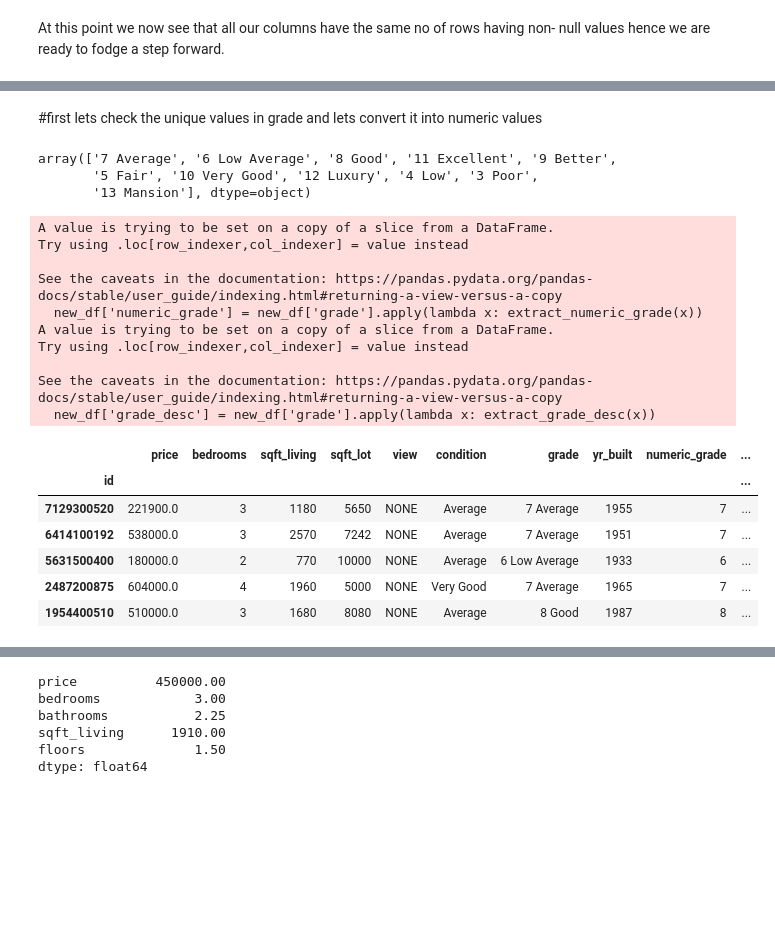
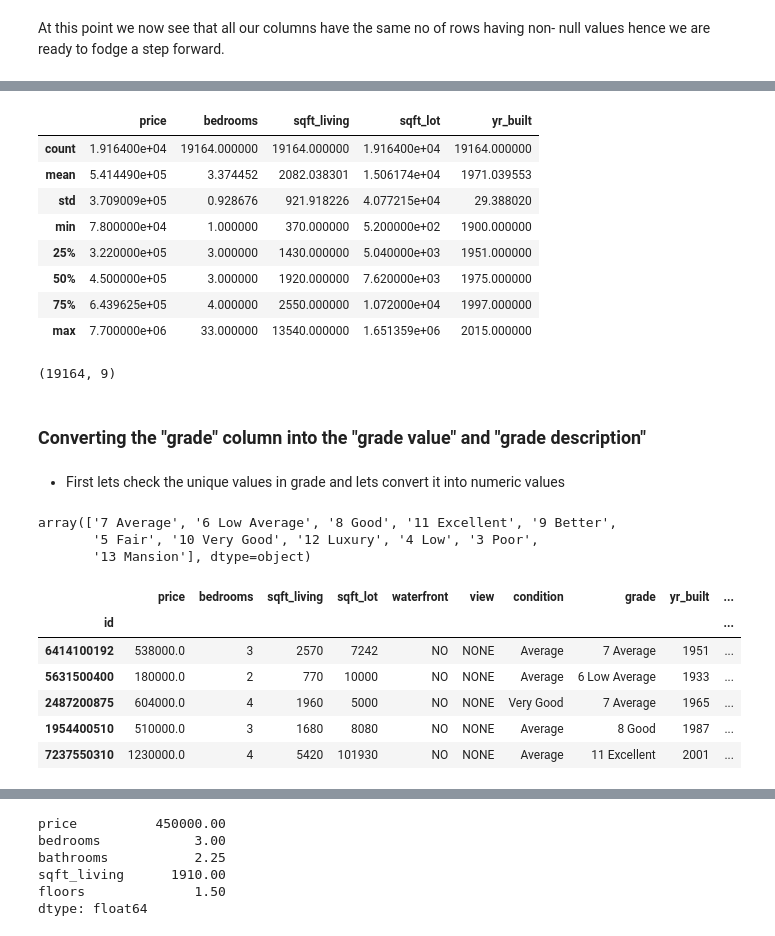
Before and after one commit to whareverrr/dsc-phase-2-project-v2-3, a Jupyter notebook: student.ipynb, the cells around one changed output, grey strips where cells are left out. Saved outputs shown, nothing was run; the diff lists cells and outputs as text; code cells hidden in the pictures; blank space fills up the shorter version.

```diff
--- a/student.ipynb
+++ b/student.ipynb
@@ -159,6 +156,6 @@ Index(['date', 'price', 'bedrooms', 'bathrooms', 'sqft_living', 'sqft_lot',
 # %% [markdown]
 Choose the best-looking predictors to include in the model.
 # %%
-new_df = df[['price', 'bedrooms', 'sqft_living', 'sqft_lot', 'view', 'condition', 'grade','yr_built']]
+new_df = df[['price', 'bedrooms', 'sqft_living', 'sqft_lot', 'waterfront','view', 'condition', 'grade','yr_built']]
 new_df
 # %% [output]
@@ -231,5 +230,23 @@ The stage involve exploration process, which involves generating and plotting hi
+# %%
+new_df.describe()
+# %% [output]
+|  | price | bedrooms | sqft_living | sqft_lot | yr_built |
+| count | 1.916400e+04 | 19164.000000 | 19164.000000 | 1.916400e+04 | 19164.000000 |
+| mean | 5.414490e+05 | 3.374452 | 2082.038301 | 1.506174e+04 | 1971.039553 |
+| std | 3.709009e+05 | 0.928676 | 921.918226 | 4.077215e+04 | 29.388020 |
+| min | 7.800000e+04 | 1.000000 | 370.000000 | 5.200000e+02 | 1900.000000 |
+| 25% | 3.220000e+05 | 3.000000 | 1430.000000 | 5.040000e+03 | 1951.000000 |
+| 50% | 4.500000e+05 | 3.000000 | 1920.000000 | 7.620000e+03 | 1975.000000 |
+| 75% | 6.439625e+05 | 4.000000 | 2550.000000 | 1.072000e+04 | 1997.000000 |
+| max | 7.700000e+06 | 33.000000 | 13540.000000 | 1.651359e+06 | 2015.000000 |
+# %%
+new_df.shape
+# %% [output]
+(19164, 9)
+# %% [markdown]
+### Converting the "grade"  column into the  "grade value"  and   "grade description"
 # %% [markdown]
-#first lets check the unique values in grade and lets convert it into numeric values
+- First lets check the unique values in grade and lets convert it into numeric values
 # %%
 new_df.grade.unique()
 # %% [output]
@@ -239,40 +256,30 @@ array(['7 Average', '6 Low Average', '8 Good', '11 Excellent', '9 Better',
 # %%
 # Define a function to extract the numeric grade from the grade column
 def extract_numeric_grade(s):
     numeric_str = ''
     for char in s:
         if char.isdigit():
             numeric_str += char
     return int(numeric_str)
 
 # Define a function to extract the grade description from the grade column
 def extract_grade_desc(s):
     grade_desc = ''
     for char in s:
         if not char.isdigit() and char != ' ':
             grade_desc += char
     return grade_desc.strip()
 
 # Extract the numeric grade and grade description using the custom functions
-new_df['numeric_grade'] = new_df['grade'].apply(lambda x: extract_numeric_grade(x))
+new_df['grade_value'] = new_df['grade'].apply(lambda x: extract_numeric_grade(x))
 new_df['grade_desc'] = new_df['grade'].apply(lambda x: extract_grade_desc(x))
 
 new_df.head()
 # %% [output]
-A value is trying to be set on a copy of a slice from a DataFrame.
-Try using .loc[row_indexer,col_indexer] = value instead
-
-See the caveats in the documentation: https://pandas.pydata.org/pandas-docs/stable/user_guide/indexing.html#returning-a-view-versus-a-copy
-  new_df['numeric_grade'] = new_df['grade'].apply(lambda x: extract_numeric_grade(x))
-A value is trying to be set on a copy of a slice from a DataFrame.
-Try using .loc[row_indexer,col_indexer] = value instead
-
-See the caveats in the documentation: https://pandas.pydata.org/pandas-docs/stable/user_guide/indexing.html#returning-a-view-versus-a-copy
-  new_df['grade_desc'] = new_df['grade'].apply(lambda x: extract_grade_desc(x))
-|  | price | bedrooms | sqft_living | sqft_lot | view | condition | grade | yr_built | numeric_grade | ... |
+|  | price | bedrooms | sqft_living | sqft_lot | waterfront | view | condition | grade | yr_built | ... |
 | id |  |  |  |  |  |  |  |  |  | ... |
-| 7129300520 | 221900.0 | 3 | 1180 | 5650 | NONE | Average | 7 Average | 1955 | 7 | ... |
-| 6414100192 | 538000.0 | 3 | 2570 | 7242 | NONE | Average | 7 Average | 1951 | 7 | ... |
-| 5631500400 | 180000.0 | 2 | 770 | 10000 | NONE | Average | 6 Low Average | 1933 | 6 | ... |
-| 2487200875 | 604000.0 | 4 | 1960 | 5000 | NONE | Very Good | 7 Average | 1965 | 7 | ... |
-| 1954400510 | 510000.0 | 3 | 1680 | 8080 | NONE | Average | 8 Good | 1987 | 8 | ... |
+| 6414100192 | 538000.0 | 3 | 2570 | 7242 | NO | NONE | Average | 7 Average | 1951 | ... |
+| 5631500400 | 180000.0 | 2 | 770 | 10000 | NO | NONE | Average | 6 Low Average | 1933 | ... |
+| 2487200875 | 604000.0 | 4 | 1960 | 5000 | NO | NONE | Very Good | 7 Average | 1965 | ... |
+| 1954400510 | 510000.0 | 3 | 1680 | 8080 | NO | NONE | Average | 8 Good | 1987 | ... |
+| 7237550310 | 1230000.0 | 4 | 5420 | 101930 | NO | NONE | Average | 11 Excellent | 2001 | ... |
```
Also changed, not shown: parts of 72 cells of this notebook.
